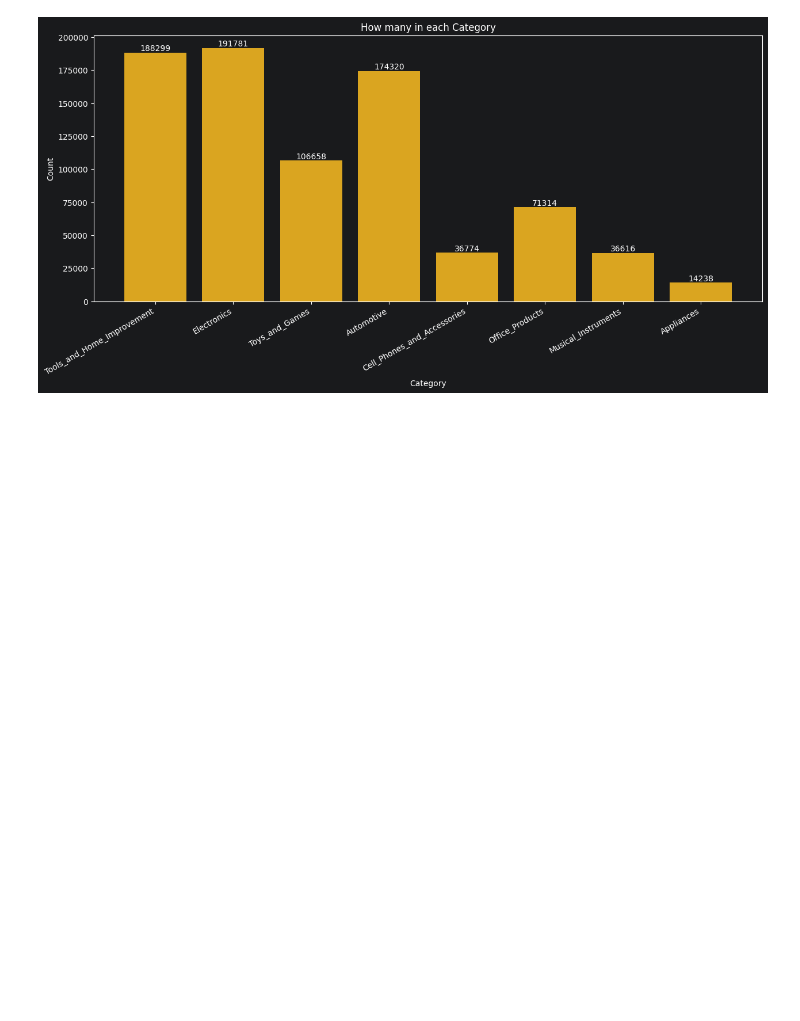
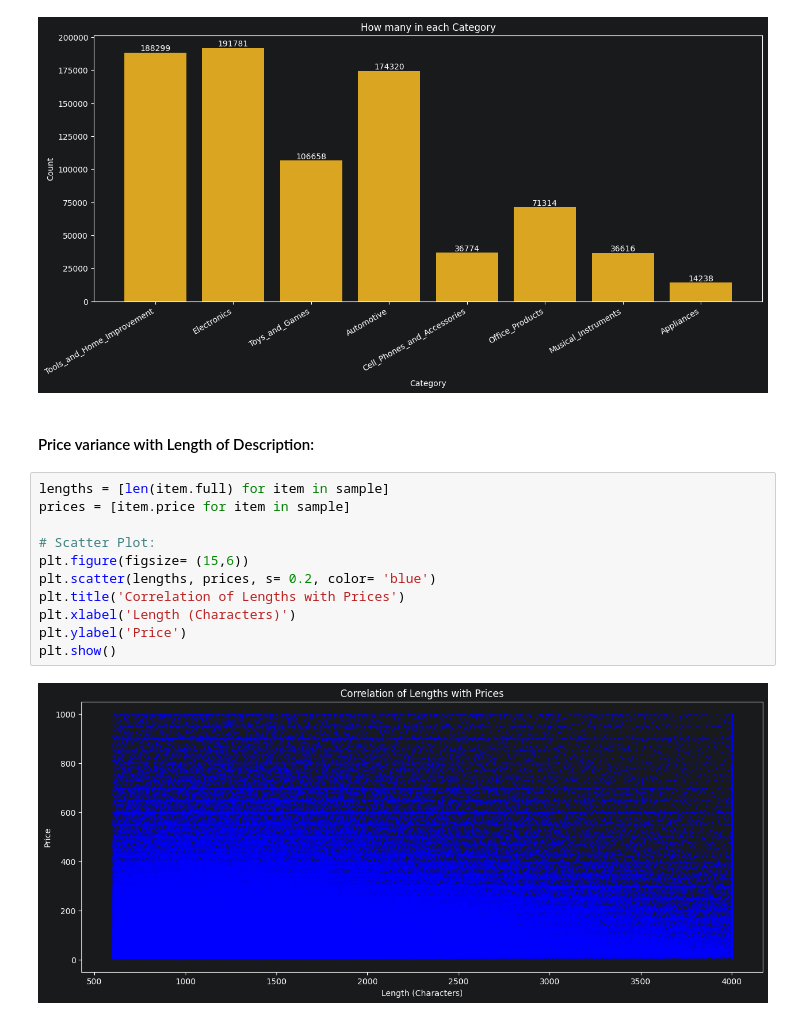
Before and after one commit to Shailya777/Applied-LLM-Engineering, a Jupyter notebook: 06_Fine_Tuning_Frontier_Model/01_Data_Curation.ipynb, the cells around one changed output. Drawn from its saved outputs; the diff is of its cells as text; blank space fills up the shorter version.

Commit message:
Visualizing Data: Correlation between Description Lengths and Prices

```diff
--- a/06_Fine_Tuning_Frontier_Model/01_Data_Curation.ipynb
+++ b/06_Fine_Tuning_Frontier_Model/01_Data_Curation.ipynb
@@ -337,3 +338,18 @@ for i, v in enumerate(counts):
 plt.show()
 # %% [output]
 [figure]
+# %% [markdown]
+#### Price variance with Length of Description:
+# %%
+lengths = [len(item.full) for item in sample]
+prices = [item.price for item in sample]
+
+# Scatter Plot:
+plt.figure(figsize= (15,6))
+plt.scatter(lengths, prices, s= 0.2, color= 'blue')
+plt.title('Correlation of Lengths with Prices')
+plt.xlabel('Length (Characters)')
+plt.ylabel('Price')
+plt.show()
+# %% [output]
+[figure, added]
```
Also changed, not shown: parts of 1 cell of this notebook.
